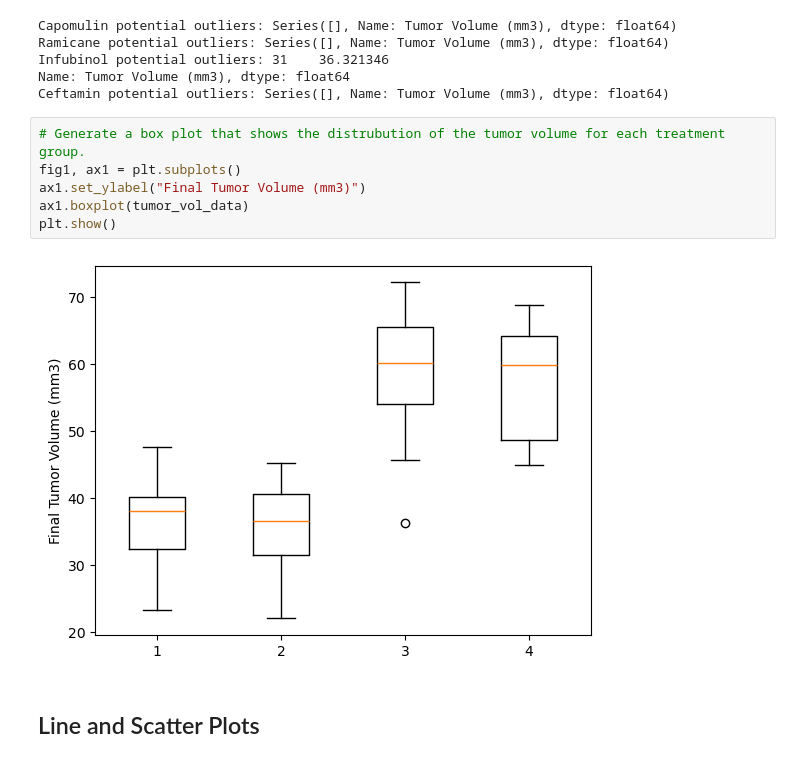
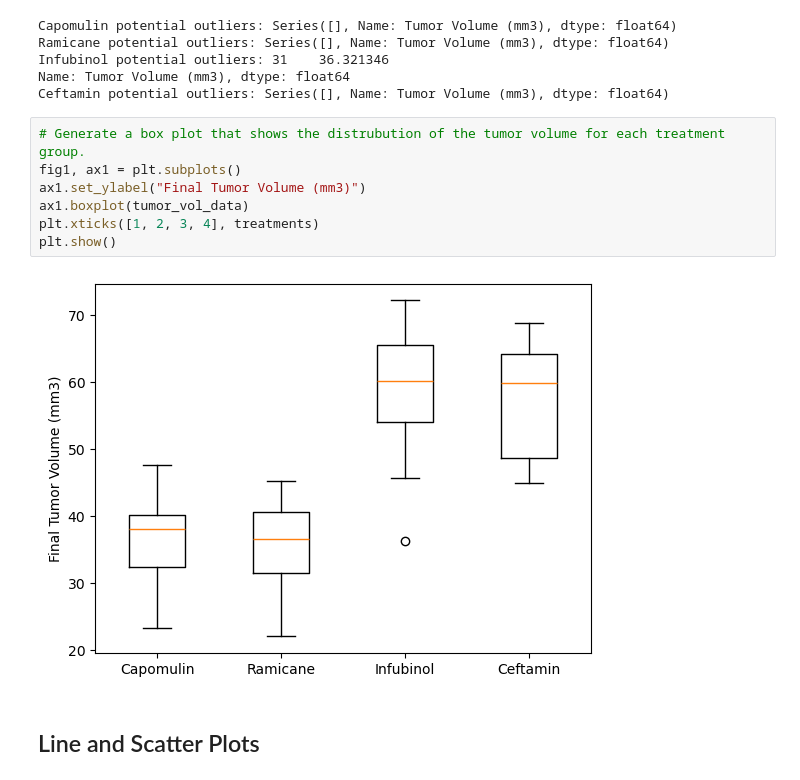
Before and after one commit to fincherc/fincherc-pymaceuticals, a Jupyter notebook: Pymaceuticals/fincherc_pymaceuticals.ipynb, the cells around one changed output. Saved outputs shown, nothing was run; the diff lists cells and outputs as text.

```diff
--- a/Pymaceuticals/fincherc_pymaceuticals.ipynb
+++ b/Pymaceuticals/fincherc_pymaceuticals.ipynb
@@ -255,11 +255,12 @@ Ceftamin potential outliers: Series([], Name: Tumor Volume (mm3), dtype: float64
 # %%
 # Generate a box plot that shows the distrubution of the tumor volume for each treatment group.
 fig1, ax1 = plt.subplots()
 ax1.set_ylabel("Final Tumor Volume (mm3)")
 ax1.boxplot(tumor_vol_data)
+plt.xticks([1, 2, 3, 4], treatments)
 plt.show()
 # %% [output]
-[figure, old version]
+[figure, new version]
 # %% [markdown]
 ## Line and Scatter Plots
 # %%
```
